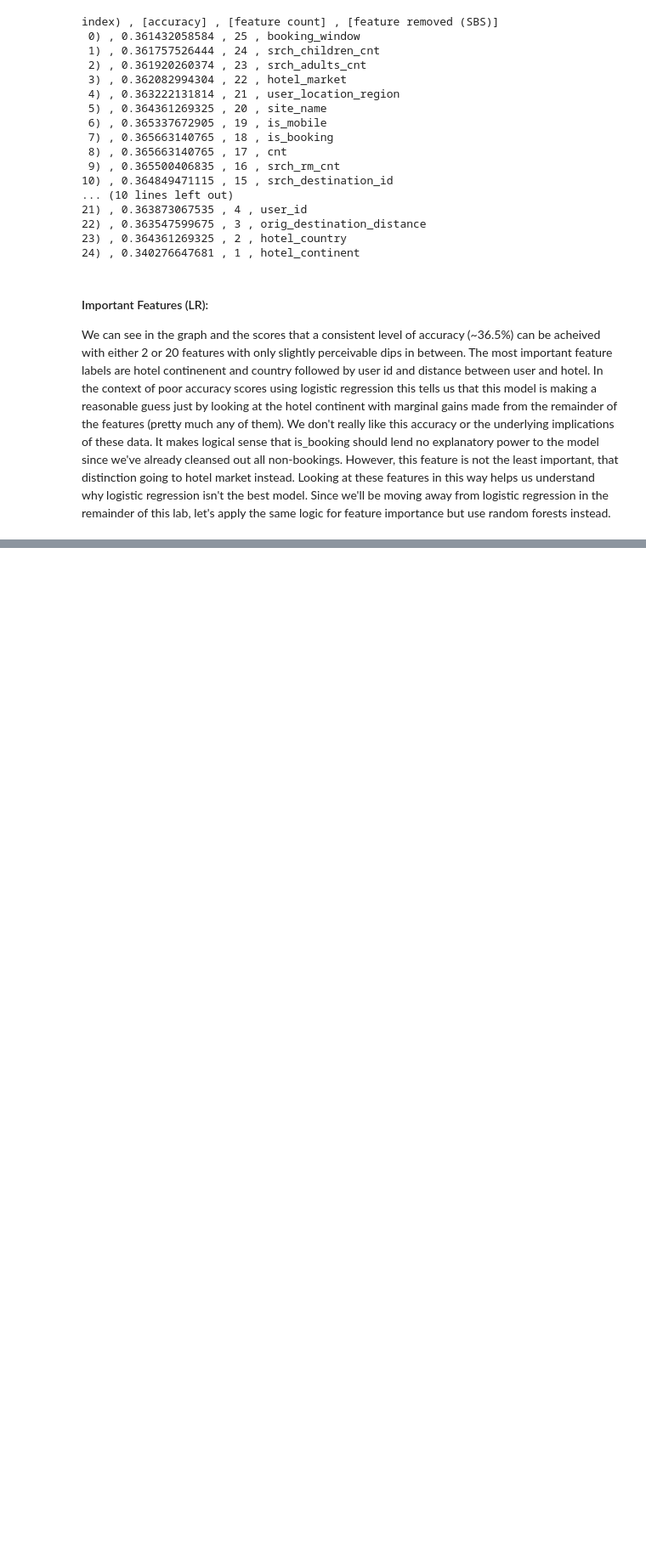
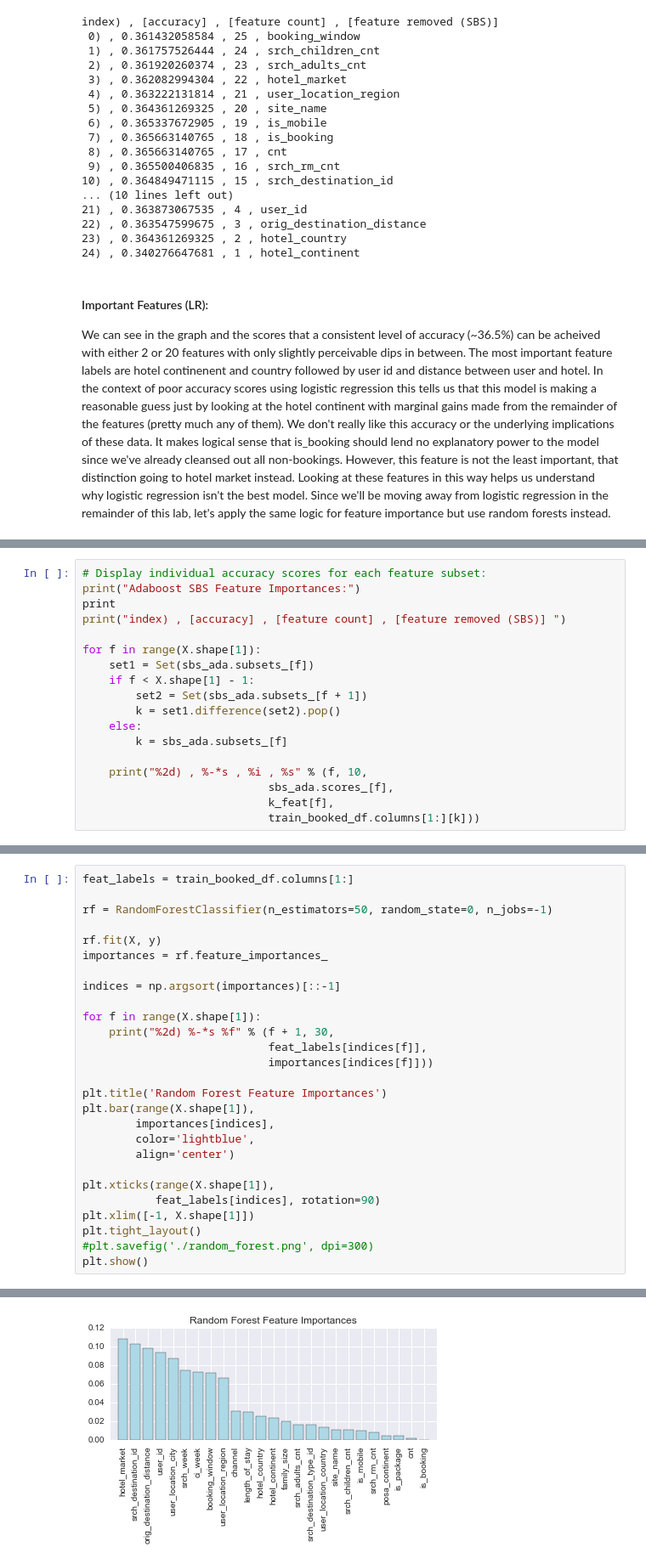
Before and after one commit to itsdannymurphy/Data_Mining_Summer, a Jupyter notebook: Lab 2 Classification (Murphy, Nakayama, Tarr).ipynb, the cells around one changed output, grey strips where cells are left out. Shown at 85% size. Cells and saved outputs as stored; diff of their text form; blank space fills up the shorter version.

```diff
--- a/Lab 2 Classification (Murphy, Nakayama, Tarr).ipynb
+++ b/Lab 2 Classification (Murphy, Nakayama, Tarr).ipynb
@@ -444,0 +272,18 @@ Accuracy 0.375546739904
+# %%
+# Display individual accuracy scores for each feature subset:
+print("Adaboost SBS Feature Importances:")
+print
+print("index) , [accuracy] , [feature count] , [feature removed (SBS)] ")
+
+for f in range(X.shape[1]):
+    set1 = Set(sbs_ada.subsets_[f])
+    if f < X.shape[1] - 1:
+        set2 = Set(sbs_ada.subsets_[f + 1])
+        k = set1.difference(set2).pop()
+    else:
+        k = sbs_ada.subsets_[f]
+
+    print("%2d) , %-*s , %i , %s" % (f, 10,
+                            sbs_ada.scores_[f],
+                            k_feat[f],
+                            train_booked_df.columns[1:][k]))
@@ -444,0 +315,28 @@ Accuracy 0.375546739904
+# %%
+feat_labels = train_booked_df.columns[1:]
+
+rf = RandomForestClassifier(n_estimators=50, random_state=0, n_jobs=-1)
+
+rf.fit(X, y)
+importances = rf.feature_importances_
+
+indices = np.argsort(importances)[::-1]
+
+for f in range(X.shape[1]):
+    print("%2d) %-*s %f" % (f + 1, 30,
+                            feat_labels[indices[f]],
+                            importances[indices[f]]))
+
+plt.title('Random Forest Feature Importances')
+plt.bar(range(X.shape[1]),
+        importances[indices],
+        color='lightblue',
+        align='center')
+
+plt.xticks(range(X.shape[1]),
+           feat_labels[indices], rotation=90)
+plt.xlim([-1, X.shape[1]])
+plt.tight_layout()
+#plt.savefig('./random_forest.png', dpi=300)
+plt.show()
+# %% [output]
@@ -444,0 +360 @@ Accuracy 0.375546739904
+[figure, added]
```
Also changed, not shown: parts of 44 cells of this notebook.
